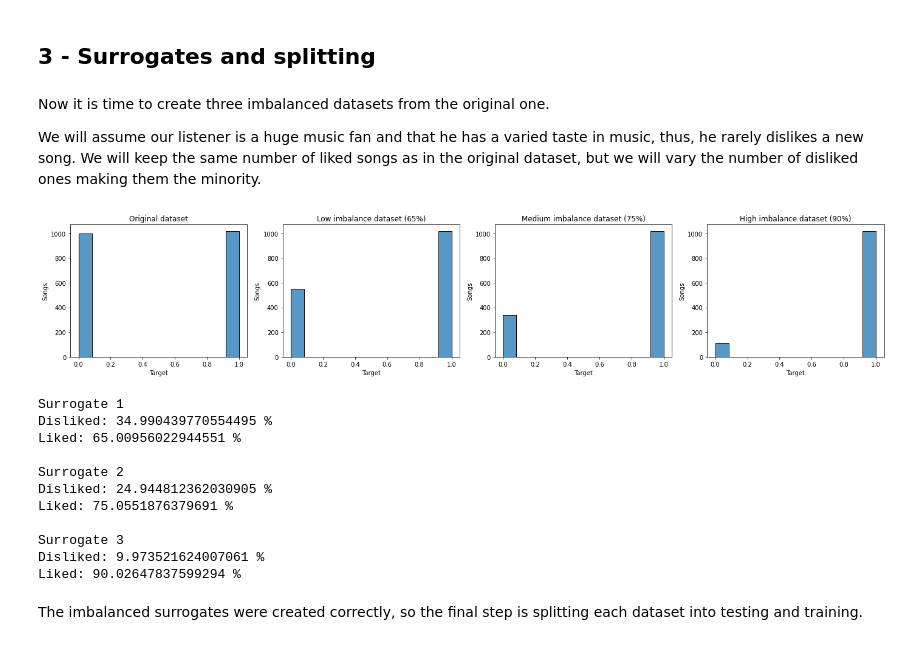
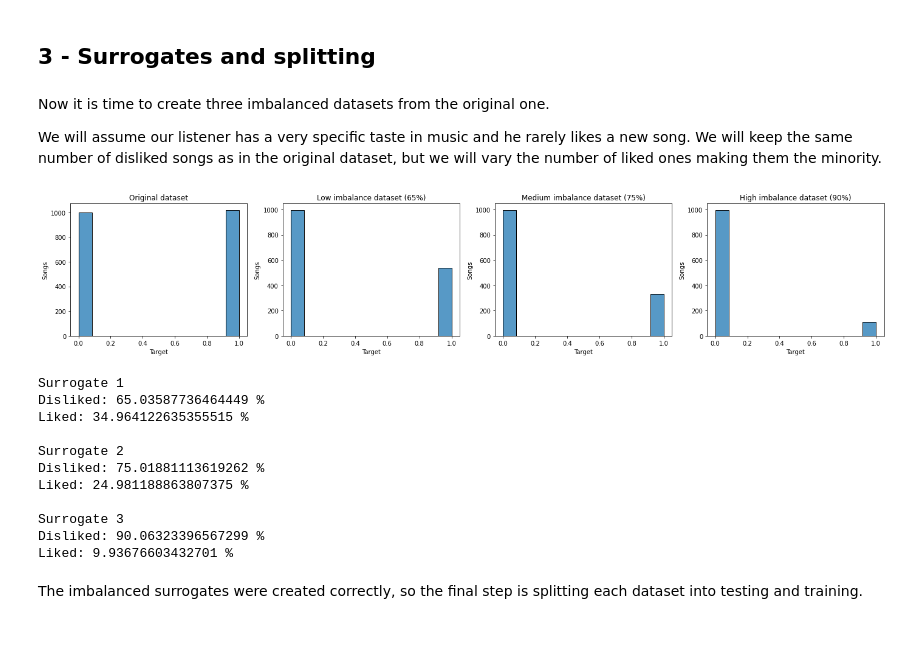
Before and after one commit to JAntonioRosales/CE888---Data-Science-Project, a Jupyter notebook: project/code/song_likeability.ipynb, the cells around one changed output. Saved outputs shown, nothing was run; the diff lists cells and outputs as text; code cells hidden in the pictures.

```diff
--- a/project/code/song_likeability.ipynb
+++ b/project/code/song_likeability.ipynb
@@ -305,49 +305,49 @@ We can see that the first half is exclusively liked songs and the second half is
 # %% [markdown]
 Now it is time to create three imbalanced datasets from the original one.
 
-We will assume our listener is a huge music fan and that he has a varied taste in music, thus, he rarely dislikes a new song. We will keep the same number of liked songs as in the original dataset, but we will vary the number of disliked ones making them the minority.
+We will assume our listener has a very specific taste in music and he rarely likes a new song. We will keep the same number of disliked songs as in the original dataset, but we will vary the number of liked ones making them the minority.
 # %%
 # Dividing the dataset into liked and disliked songs
 liked = songs.loc[songs['target']==1]
 disliked = songs.loc[songs['target']==0]
 # %%
 # Creating surrogate datasets
-songs_li = create_surrogate(liked, disliked, 0.65) # Low imbalance
-songs_mi = create_surrogate(liked, disliked, 0.75) # Medium imbalance
-songs_hi = create_surrogate(liked, disliked, 0.90) # High imbalance
+songs_li = create_surrogate(disliked, liked, 0.65) # Low imbalance
+songs_mi = create_surrogate(disliked, liked, 0.75) # Medium imbalance
+songs_hi = create_surrogate(disliked, liked, 0.90) # High imbalance
 
 # Plotting the different datasets
 plt.figure(figsize=(24,4))
 
 for plot in range(1,5):
   plt.subplot(1,4,plot)
   plt.xlabel('Target')
   plt.ylabel('Songs')
 
   # Original set
   if plot == 1:
     sns.histplot(songs['target'].values)
     plt.title('Original dataset')
 
   # Low imbalance dataset
   elif plot == 2:
     sns.histplot(songs_li['target'].values)
     plt.title('Low imbalance dataset (65%)')
 
   # Medium imbalance dataset
   elif plot == 3:
     sns.histplot(songs_mi['target'].values)
     plt.title('Medium imbalance dataset (75%)')
 
   # High imbalance dataset
   else:
     sns.histplot(songs_hi['target'].values)
     plt.title('High imbalance dataset (90%)')
 
 plt.savefig('song_surrogates.pdf', dpi=1200, bbox_inches='tight')
 plt.show()
 # %% [output]
-[figure, old version]
+[figure, new version]
 # %%
 # Confirming the imbalances are correct
 value_li, count_li = np.unique(songs_li['target'].values, return_counts=True)
@@ -361,16 +361,16 @@ for surr in range(3):
   print('Liked:', (counts[surr][1]*100/(counts[surr][0]+counts[surr][1])), '%\n')
 # %% [output]
 Surrogate 1
-Disliked: 34.990439770554495 %
-Liked: 65.00956022944551 %
+Disliked: 65.03587736464449 %
+Liked: 34.964122635355515 %
 
 Surrogate 2
-Disliked: 24.944812362030905 %
-Liked: 75.0551876379691 %
+Disliked: 75.01881113619262 %
+Liked: 24.981188863807375 %
 
 Surrogate 3
-Disliked: 9.973521624007061 %
-Liked: 90.02647837599294 %
+Disliked: 90.06323396567299 %
+Liked: 9.93676603432701 %
 # %% [markdown]
 The imbalanced surrogates were created correctly, so the final step is splitting each dataset into testing and training.
 # %%
```
Also changed, not shown: parts of 1 cell of this notebook.
